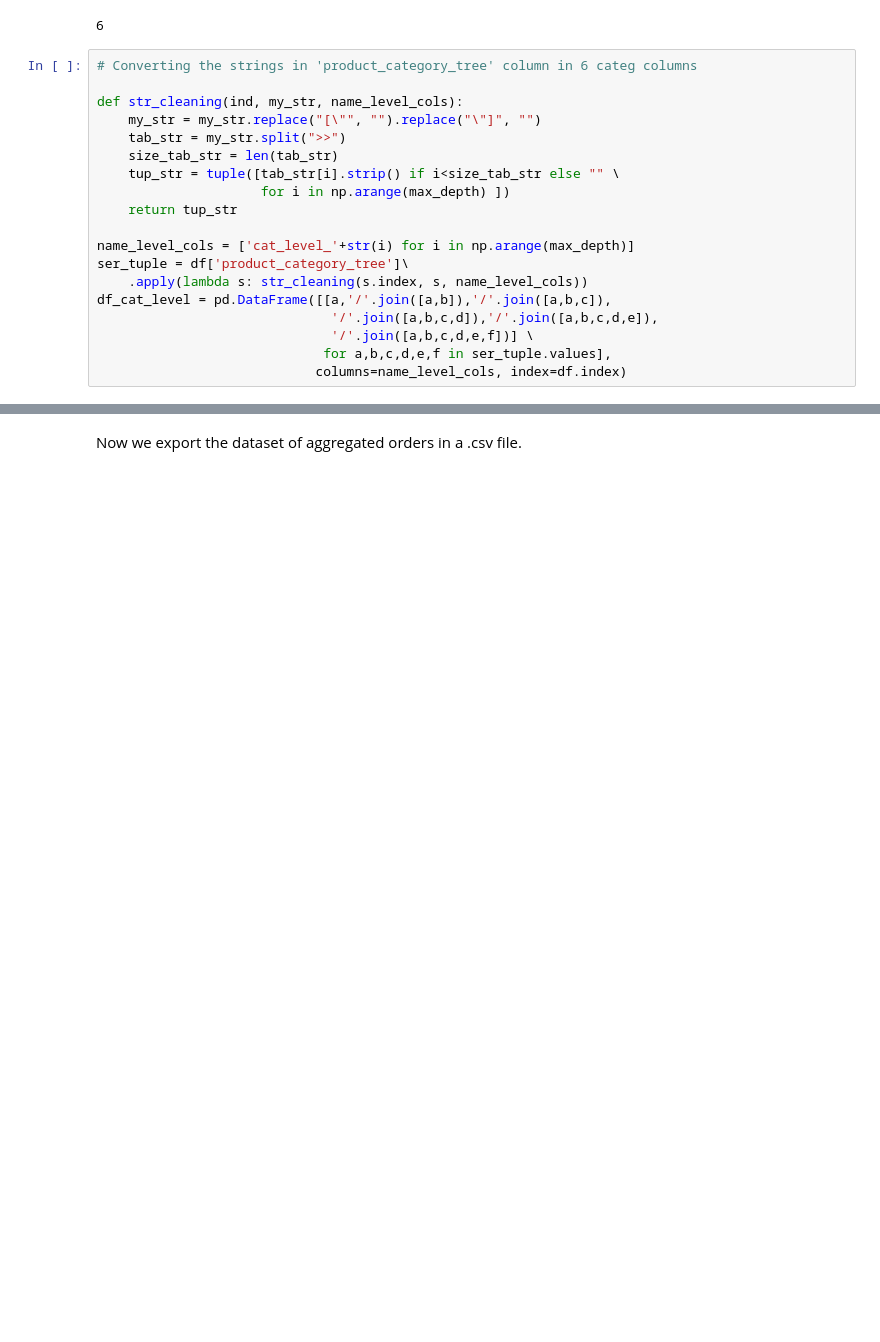
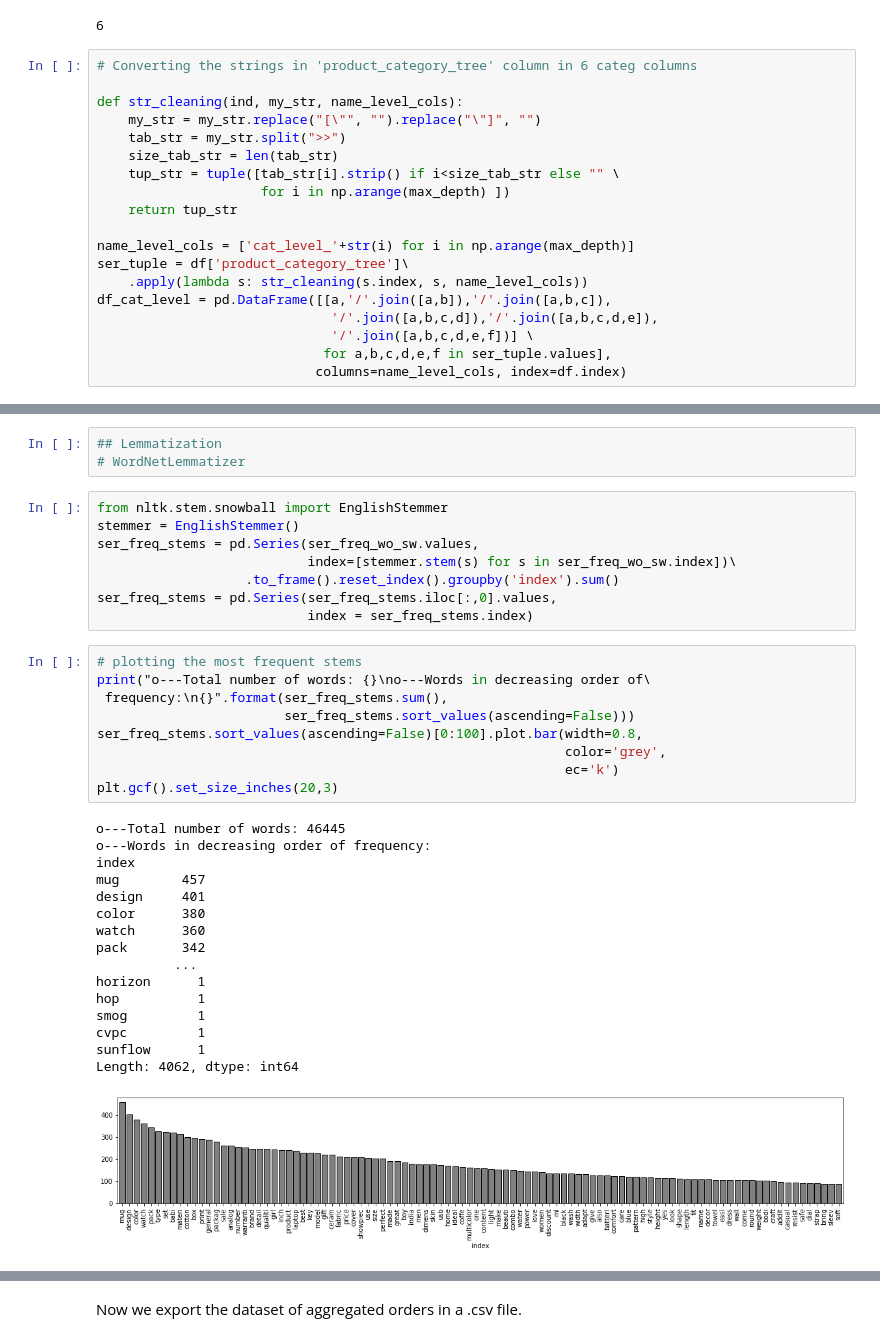
Before and after one commit to SmellyArmure/OC_DS_Project6, a Jupyter notebook: NOTEBOOK/P6_Cleaning_EDA.ipynb, the cells around one changed output, grey strips where cells are left out. Cells and saved outputs as stored; diff of their text form; blank space fills up the shorter version.

```diff
--- a/NOTEBOOK/P6_Cleaning_EDA.ipynb
+++ b/NOTEBOOK/P6_Cleaning_EDA.ipynb
@@ -247,0 +407,37 @@ df_desc_cat = pd.concat([df_cat_level, df[["product_name", "description"]]], axi
+# %%
+## Lemmatization
+# WordNetLemmatizer
+# %%
+from nltk.stem.snowball import EnglishStemmer
+stemmer = EnglishStemmer()
+ser_freq_stems = pd.Series(ser_freq_wo_sw.values,
+                           index=[stemmer.stem(s) for s in ser_freq_wo_sw.index])\
+                   .to_frame().reset_index().groupby('index').sum()
+ser_freq_stems = pd.Series(ser_freq_stems.iloc[:,0].values,
+                           index = ser_freq_stems.index)
+# %%
+# plotting the most frequent stems
+print("o---Total number of words: {}\no---Words in decreasing order of\
+ frequency:\n{}".format(ser_freq_stems.sum(),
+                        ser_freq_stems.sort_values(ascending=False)))
+ser_freq_stems.sort_values(ascending=False)[0:100].plot.bar(width=0.8,
+                                                            color='grey',
+                                                            ec='k')
+plt.gcf().set_size_inches(20,3)
+# %% [output]
+o---Total number of words: 46445
+o---Words in decreasing order of frequency:
+index
+mug        457
+design     401
+color      380
+watch      360
+pack       342
+          ...
+horizon      1
+hop          1
+smog         1
+cvpc         1
+sunflow      1
+Length: 4062, dtype: int64
+[figure, added]
```
Also changed, not shown: parts of 104 cells of this notebook, 5 other files.
